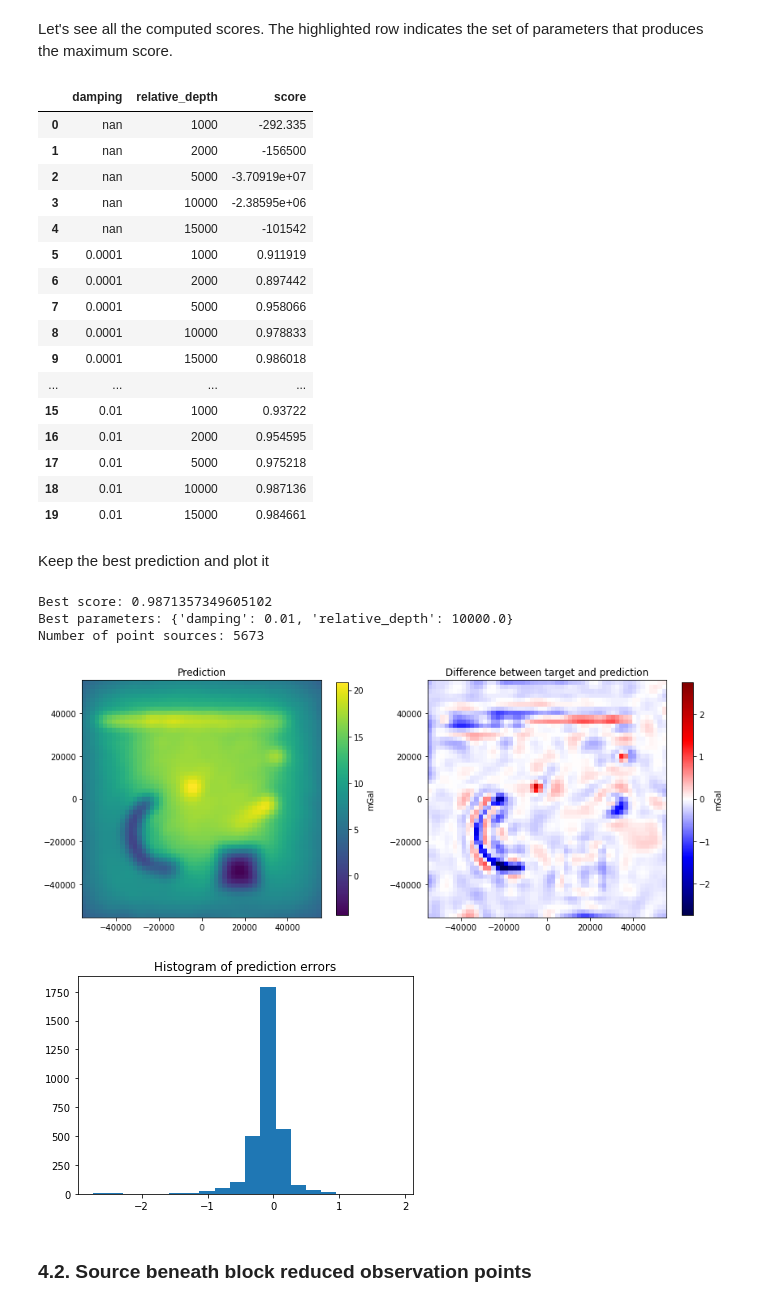
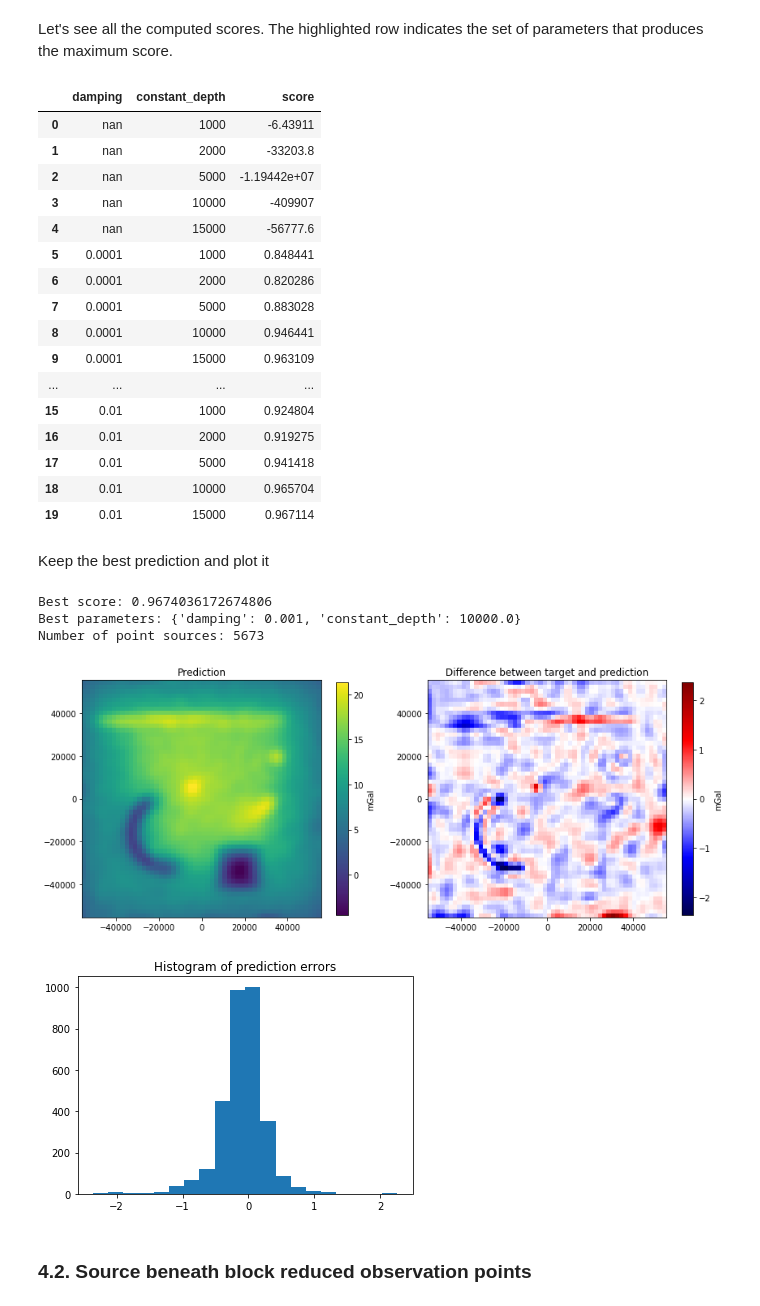
Before and after one commit to compgeolab/eql-gradient-boosted, a Jupyter notebook: notebooks/Gridding synthetic airborne survey.ipynb, the cells around one changed output. Saved outputs shown, nothing was run; the diff lists cells and outputs as text; code cells hidden in the pictures.

```diff
--- a/notebooks/Gridding synthetic airborne survey.ipynb
+++ b/notebooks/Gridding synthetic airborne survey.ipynb
@@ -134,7 +137,11 @@ field_units = "mGal"
 
 # Define standard deviation for the Gaussian noise that
 # will be added to the synthetic survey (in mGal)
-noise_std = 0.5
+noise_std = 1
+
+# Define a seed to reproduce the same results on each run
+np.random.seed(12345)
+
 
 # Define the spacing of the target regular grid
 # and its observation height
@@ -145,12 +152,14 @@ grid_height = 2000
 # ======================================
 # Define dampings used on every fitting of the gridder
 dampings = [None, 1e-4, 1e-3, 1e-2]
-# Define values of constant relative depth
+# Define values of constant depth
+constant_depths = [1e3, 2e3, 5e3, 10e3, 15e3]
+# Define values of relative depth
 relative_depths = [1e3, 2e3, 5e3, 10e3, 15e3]
 # Define parameters for the grid layout:
-#    spacing, relative depth and padding
+#    spacing, depth and padding
 source_grid_spacings = [0.5e3, 1e3, 2e3]
-source_grid_relative_depths = [1e3, 2e3, 5e3]
+source_grid_depths = [1e3, 2e3, 5e3]
 source_grid_paddings = [0, 0.1, 0.2]
 # Define parameters for variable relative depth layouts:
 #    depth factor, depth shift and k_values
@@ -163,7 +172,11 @@ block_spacing = grid_spacing
 
 # Finally, define a dict where the best predictions will be
 # stored to plot them altogether at the end of the notebook.
-best_predictions = {"constant_depth": {}, "variable_depth": {}}
+best_predictions = {
+    "constant_depth": {},
+    "relative_depth": {},
+    "variable_relative_depth": {},
+}
 # %% [markdown]
 ## 2. Create the synthetic airborne survey
 
@@ -327,8 +340,8 @@ Each interpolation is performed with different values of the `damping` and `rela
 Define the set of parameters that will be used on the interpolations
 # %%
 parameters_sets = [
-    dict(damping=combo[0], relative_depth=combo[1])
-    for combo in itertools.product(dampings, relative_depths)
+    dict(damping=combo[0], constant_depth=combo[1])
+    for combo in itertools.product(dampings, constant_depths)
 ]
 # %% [markdown]
 Perform the interpolations and score them against the target data
@@ -337,7 +350,9 @@ scores = []
 for parameters in parameters_sets:
     # Create the source points layout by putting one source beneath
     # each data point
-    points = source_bellow_data(coordinates, **parameters)
+    points = source_bellow_data(
+        coordinates, depth_type="constant_depth", **parameters
+    )
     # Initialize the gridder passing the points and the damping
     eql = hm.EQLHarmonic(points=points, damping=parameters["damping"])
     # Fit the gridder giving the survey data
@@ -351,49 +366,51 @@ Let's see all the computed scores. The highlighted row indicates the set of para
 # %%
 df = print_params_scores(parameters_sets, scores)
 # %% [output]
-|  | damping | relative_depth | score |
-| 0 | nan | 1000 | -292.335 |
-| 1 | nan | 2000 | -156500 |
-| 2 | nan | 5000 | -3.70919e+07 |
-| 3 | nan | 10000 | -2.38595e+06 |
-| 4 | nan | 15000 | -101542 |
-| 5 | 0.0001 | 1000 | 0.911919 |
-| 6 | 0.0001 | 2000 | 0.897442 |
-| 7 | 0.0001 | 5000 | 0.958066 |
-| 8 | 0.0001 | 10000 | 0.978833 |
-| 9 | 0.0001 | 15000 | 0.986018 |
+|  | damping | constant_depth | score |
+| 0 | nan | 1000 | -6.43911 |
+| 1 | nan | 2000 | -33203.8 |
+| 2 | nan | 5000 | -1.19442e+07 |
+| 3 | nan | 10000 | -409907 |
+| 4 | nan | 15000 | -56777.6 |
+| 5 | 0.0001 | 1000 | 0.848441 |
+| 6 | 0.0001 | 2000 | 0.820286 |
+| 7 | 0.0001 | 5000 | 0.883028 |
+| 8 | 0.0001 | 10000 | 0.946441 |
+| 9 | 0.0001 | 15000 | 0.963109 |
 | ... | ... | ... | ... |
-| 15 | 0.01 | 1000 | 0.93722 |
-| 16 | 0.01 | 2000 | 0.954595 |
-| 17 | 0.01 | 5000 | 0.975218 |
-| 18 | 0.01 | 10000 | 0.987136 |
-| 19 | 0.01 | 15000 | 0.984661 |
+| 15 | 0.01 | 1000 | 0.924804 |
+| 16 | 0.01 | 2000 | 0.919275 |
+| 17 | 0.01 | 5000 | 0.941418 |
+| 18 | 0.01 | 10000 | 0.965704 |
+| 19 | 0.01 | 15000 | 0.967114 |
 # %% [markdown]
 Keep the best prediction and plot it
 # %%
 best = np.argmax(scores)
 best_params = parameters_sets[best]
 print("Best score:", scores[best])
 print("Best parameters:", best_params)
 
-points = source_bellow_data(coordinates, **best_params)
+points = source_bellow_data(
+    coordinates, depth_type="constant_depth", **best_params
+)
 eql = hm.EQLHarmonic(points=points, damping=best_params["damping"])
 eql.fit(coordinates, getattr(survey, field))
 best_prediction = eql.predict(grid)
 
 print("Number of point sources:", points[0].size)
 
 # Store the best prediction
 best_predictions["constant_depth"]["source_beneath_data"] = best_prediction
 
 plot_prediction(grid, best_prediction, target)
 histogram_errors(best_prediction, target)
 # %% [output]
-Best score: 0.9871357349605102
-Best parameters: {'damping': 0.01, 'relative_depth': 10000.0}
+Best score: 0.9674036172674806
+Best parameters: {'damping': 0.001, 'constant_depth': 10000.0}
 Number of point sources: 5673
-[figure, old version]
+[figure, new version]
-[figure, old version]
+[figure, new version]
 # %% [markdown]
 ### 4.2. Source beneath block reduced observation points
 # %% [markdown]
```
Also changed, not shown: parts of 47 cells of this notebook, 4 other files.
